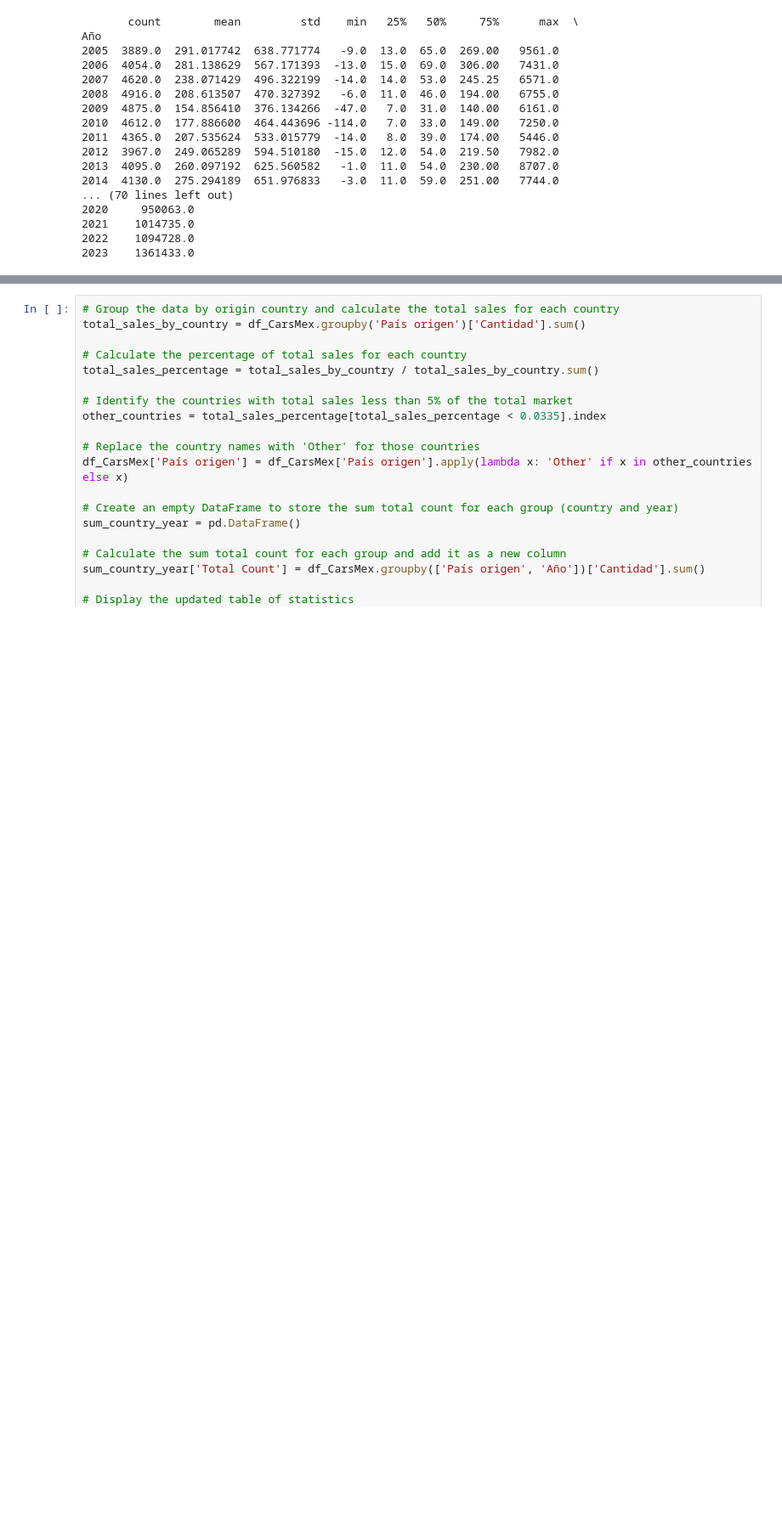
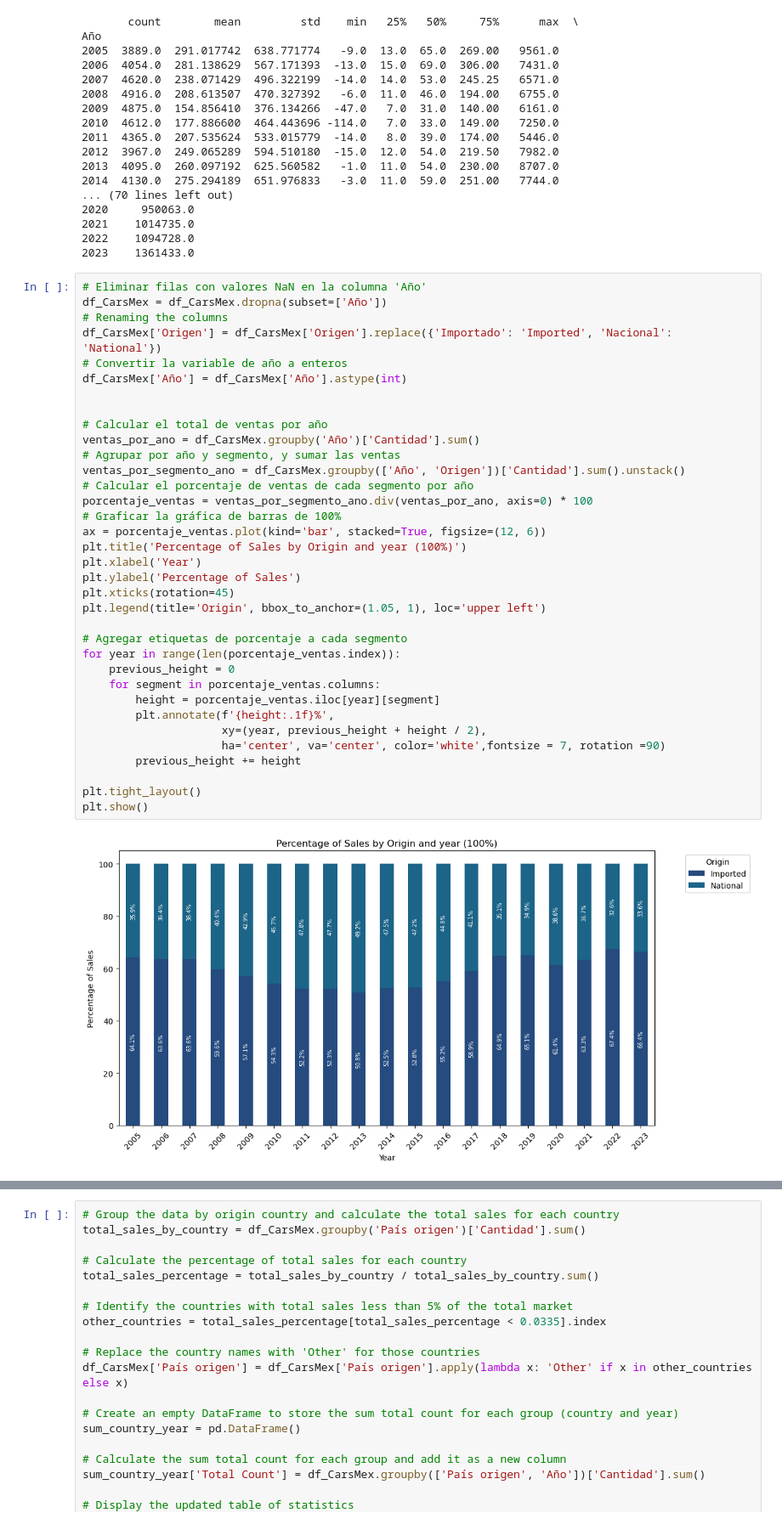
Before and after one commit to AngelesVillagrana/Project-1, a Jupyter notebook: Project-1-Car-Sales.ipynb, the cells around one changed output, grey strips where cells are left out. Shown at 85% size. Saved outputs shown, nothing was run; the diff lists cells and outputs as text; blank space fills up the shorter version.

```diff
--- a/Project-1-Car-Sales.ipynb
+++ b/Project-1-Car-Sales.ipynb
@@ -622,3 +764,40 @@ Año
 2021    1014735.0
 2022    1094728.0
 2023    1361433.0
+# %%
+# Eliminar filas con valores NaN en la columna 'Año'
+df_CarsMex = df_CarsMex.dropna(subset=['Año'])
+# Renaming the columns
+df_CarsMex['Origen'] = df_CarsMex['Origen'].replace({'Importado': 'Imported', 'Nacional': 'National'})
+# Convertir la variable de año a enteros
+df_CarsMex['Año'] = df_CarsMex['Año'].astype(int)
+
+
+# Calcular el total de ventas por año
+ventas_por_ano = df_CarsMex.groupby('Año')['Cantidad'].sum()
+# Agrupar por año y segmento, y sumar las ventas
+ventas_por_segmento_ano = df_CarsMex.groupby(['Año', 'Origen'])['Cantidad'].sum().unstack()
+# Calcular el porcentaje de ventas de cada segmento por año
+porcentaje_ventas = ventas_por_segmento_ano.div(ventas_por_ano, axis=0) * 100
+# Graficar la gráfica de barras de 100%
+ax = porcentaje_ventas.plot(kind='bar', stacked=True, figsize=(12, 6))
+plt.title('Percentage of Sales by Origin and year (100%)')
+plt.xlabel('Year')
+plt.ylabel('Percentage of Sales')
+plt.xticks(rotation=45)
+plt.legend(title='Origin', bbox_to_anchor=(1.05, 1), loc='upper left')
+
+# Agregar etiquetas de porcentaje a cada segmento
+for year in range(len(porcentaje_ventas.index)):
+    previous_height = 0
+    for segment in porcentaje_ventas.columns:
+        height = porcentaje_ventas.iloc[year][segment]
+        plt.annotate(f'{height:.1f}%',
+                     xy=(year, previous_height + height / 2),
+                     ha='center', va='center', color='white',fontsize = 7, rotation =90)
+        previous_height += height
+
+plt.tight_layout()
+plt.show()
+# %% [output]
+[figure, added]
```
Also changed, not shown: parts of 9 cells of this notebook.
